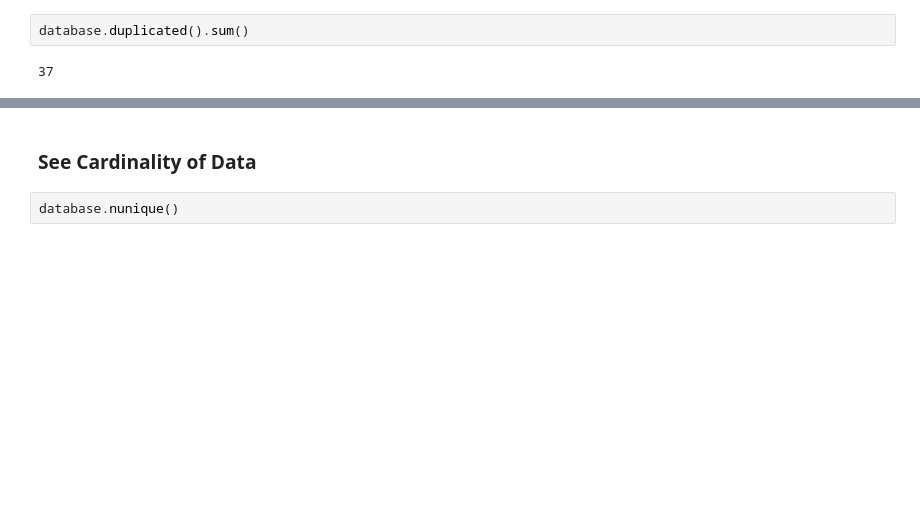
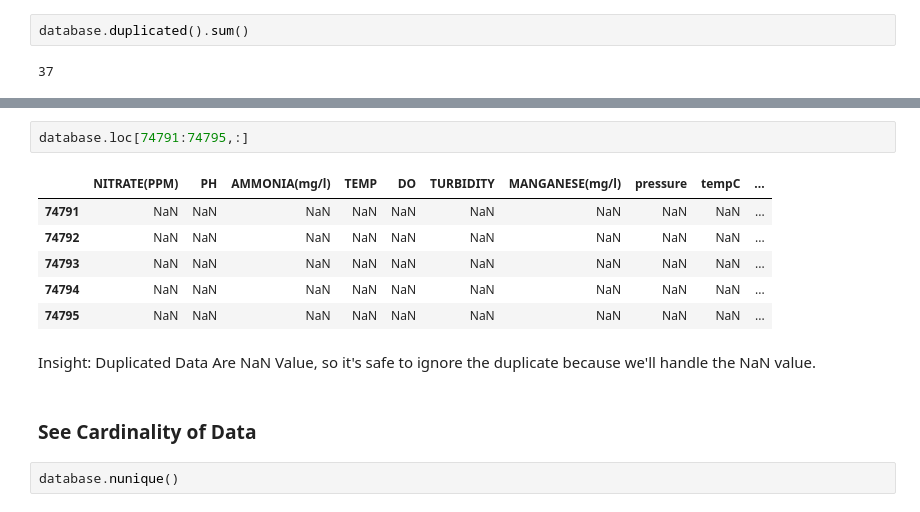
Before and after one commit to AL1Skey/Fish-Life-Prediction, a Jupyter notebook: flp.ipynb, the cells around one changed output, grey strips where cells are left out. Cells and saved outputs as stored; diff of their text form; blank space fills up the shorter version.

```diff
--- a/flp.ipynb
+++ b/flp.ipynb
@@ -119,3 +137,14 @@ Insight: There's No Duplicated Data
+# %%
+database.loc[74791:74795,:]
+# %% [output]
+|  | NITRATE(PPM) | PH | AMMONIA(mg/l) | TEMP | DO | TURBIDITY | MANGANESE(mg/l) | pressure | tempC | ... |
+| 74791 | NaN | NaN | NaN | NaN | NaN | NaN | NaN | NaN | NaN | ... |
+| 74792 | NaN | NaN | NaN | NaN | NaN | NaN | NaN | NaN | NaN | ... |
+| 74793 | NaN | NaN | NaN | NaN | NaN | NaN | NaN | NaN | NaN | ... |
+| 74794 | NaN | NaN | NaN | NaN | NaN | NaN | NaN | NaN | NaN | ... |
+| 74795 | NaN | NaN | NaN | NaN | NaN | NaN | NaN | NaN | NaN | ... |
+# %% [markdown]
+Insight: Duplicated Data Are NaN Value, so it's safe to ignore the duplicate because we'll handle the NaN value.
 # %% [markdown]
 ### See Cardinality of Data
 # %%
```
Also changed, not shown: parts of 9 cells of this notebook, 2 other files.
